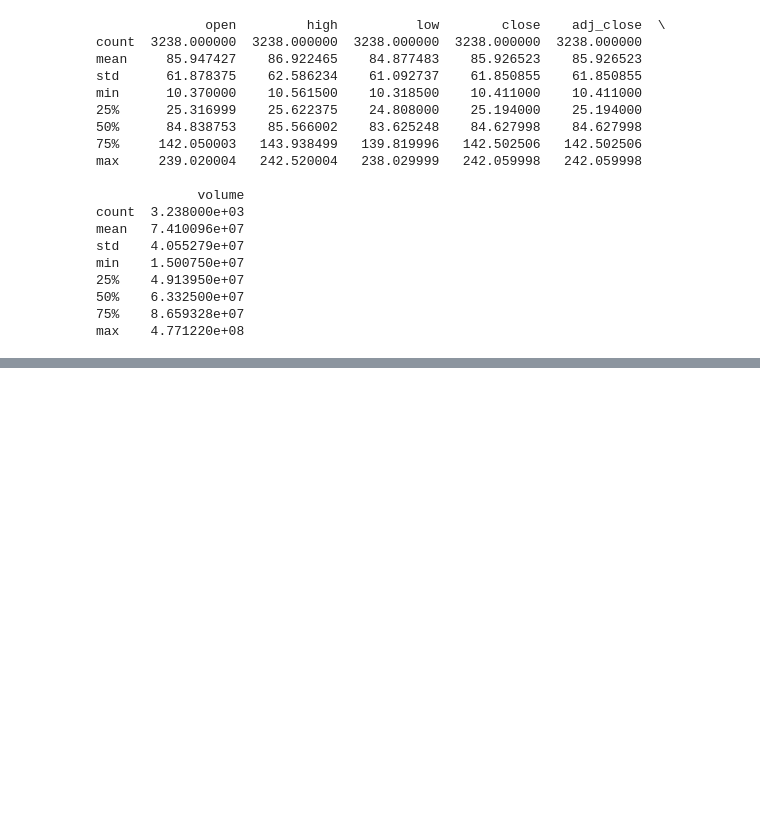
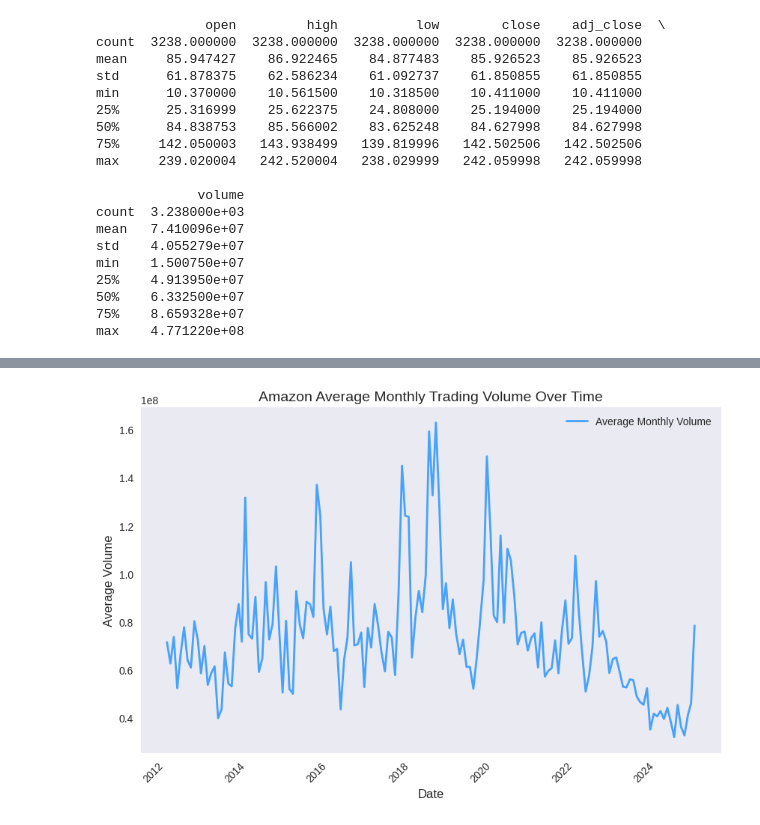
Before and after one commit to zenyonki/AMZN_stock_prices, a Jupyter notebook: AMZN_Stock_Prices.ipynb, the cells around one changed output, grey strips where cells are left out. Saved outputs shown, nothing was run; the diff lists cells and outputs as text; code cells hidden in the pictures; blank space fills up the shorter version.

Commit message:
Se agregaron gráficas de precios promedio y volumen de ventas.

```diff
--- a/AMZN_Stock_Prices.ipynb
+++ b/AMZN_Stock_Prices.ipynb
@@ -103,0 +113,28 @@ plt.show()
+# %%
+df['date'] = pd.to_datetime(df['date'], utc=True)
+# Agrupamos los datos por mes para reducir la densidad
+df['month'] = df['date'].dt.to_period('M')  # Convertimos las fechas a periodos mensuales
+monthly_volume = df.groupby('month')['volume'].mean().reset_index()  # Calculamos el volumen promedio mensual
+
+# Convertimos la columna 'month' a tipo datetime para graficarla
+monthly_volume['month'] = monthly_volume['month'].dt.to_timestamp()
+
+# Creamos un gráfico con los datos mensuales
+plt.figure(figsize=(10, 6))  # Tamaño del gráfico
+plt.plot(
+    monthly_volume['month'],
+    monthly_volume['volume'],
+    label='Average Monthly Volume',
+    color='dodgerblue',
+    linewidth=2,
+    alpha=0.8
+)
+plt.title('Amazon Average Monthly Trading Volume Over Time', fontsize=14)
+plt.xlabel('Date', fontsize=12)
+plt.ylabel('Average Volume', fontsize=12)
+plt.xticks(rotation=45)  # Rotamos las etiquetas del eje X para mejor lectura
+plt.legend()
+plt.grid()
+plt.show()
+# %% [output]
+[figure, added]
```
Also changed, not shown: parts of 4 cells of this notebook.
